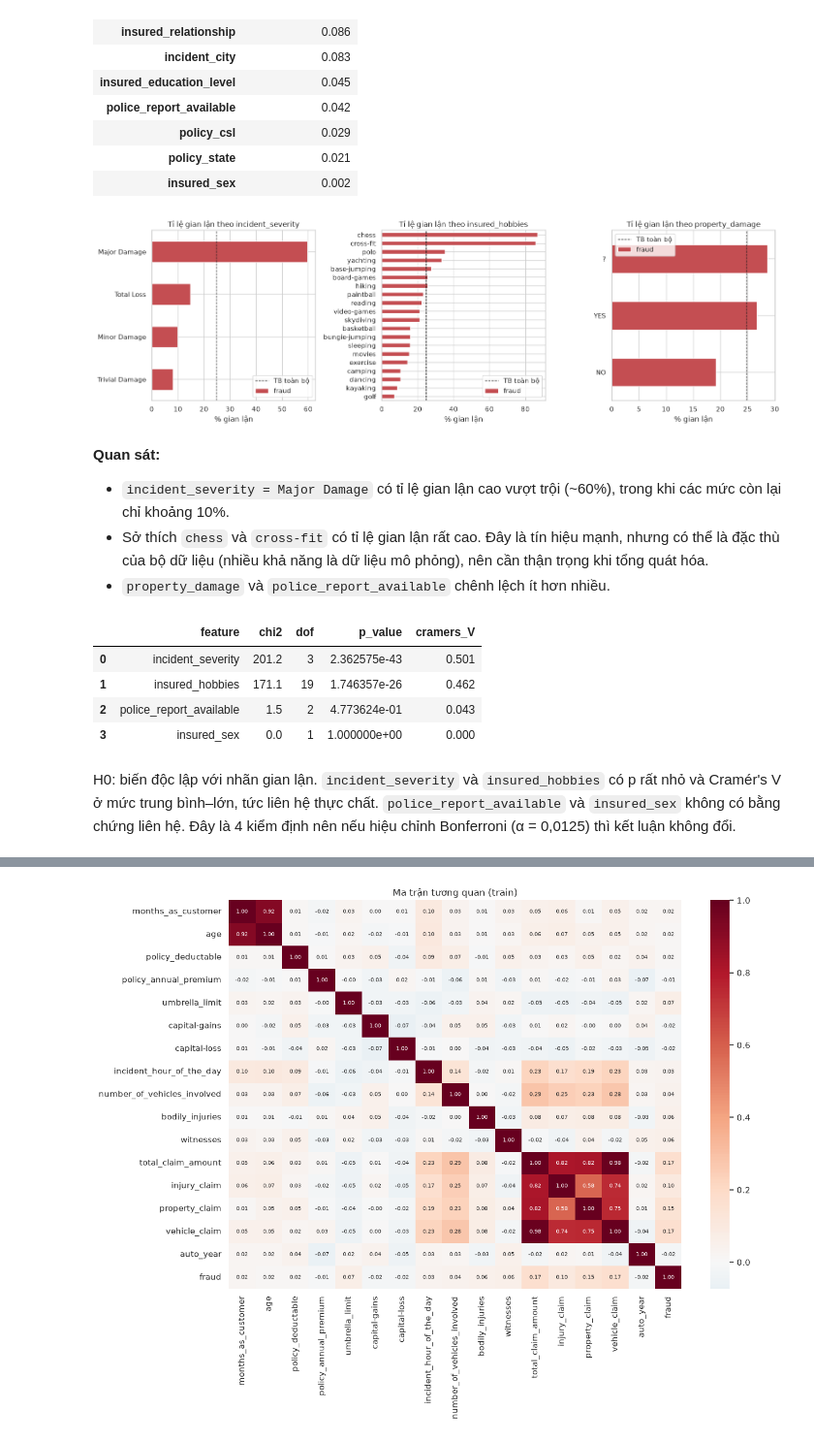
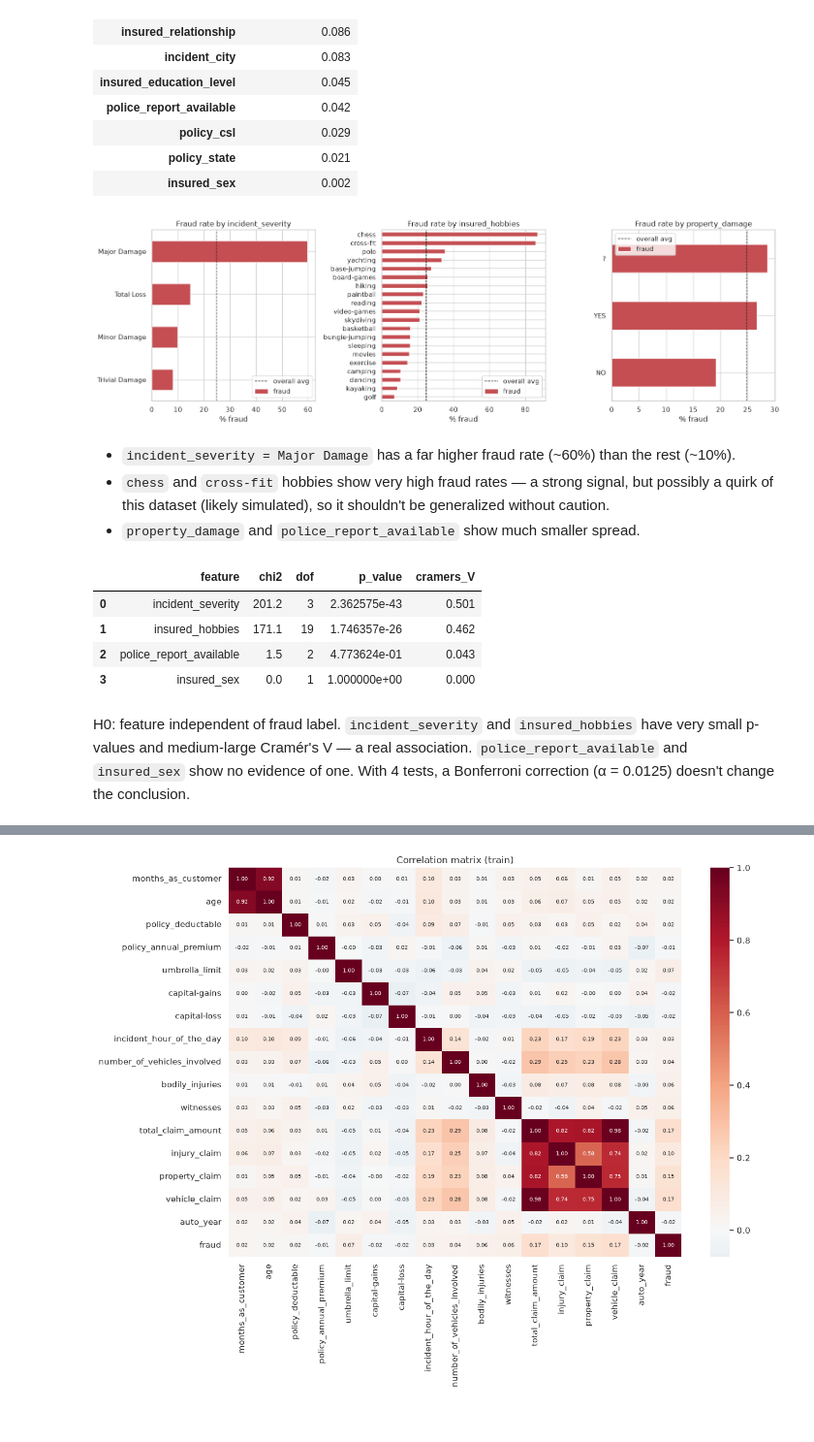
Before and after one commit to Eliza516/Insurance-Anti-Fraud-Detection, a Jupyter notebook: analysis/analysis.ipynb, the cells around one changed output, grey strips where cells are left out. Shown at 97% size. Cells and saved outputs as stored; diff of their text form; code cells hidden in the pictures.

```diff
--- a/analysis/analysis.ipynb
+++ b/analysis/analysis.ipynb
@@ -175,6 +174,6 @@ eda = X_train_raw.assign(fraud=y_train.values)
 # %%
 fig, ax = plt.subplots(figsize=(5, 3.5))
-eda['fraud'].map({0: 'Không gian lận', 1: 'Gian lận'}).value_counts().plot.bar(ax=ax, color=['#4C72B0', '#C44E52'])
-ax.set_title('Phân phối nhãn (train)'); ax.set_ylabel('Số hồ sơ'); ax.set_xlabel('')
+eda['fraud'].map({0: 'Not fraud', 1: 'Fraud'}).value_counts().plot.bar(ax=ax, color=['#4C72B0', '#C44E52'])
+ax.set_title('Label distribution (train)'); ax.set_ylabel('Claims'); ax.set_xlabel('')
 plt.xticks(rotation=0); plt.tight_layout(); plt.savefig('figures/01_target.png', dpi=120); plt.show()
 # %% [output]
@@ -212,16 +211,15 @@ spread.round(3).to_frame('fraud_rate_spread')
 # %%
 fig, axes = plt.subplots(1, 3, figsize=(16, 5))
 for ax, c in zip(axes, ['incident_severity', 'insured_hobbies', 'property_damage']):
     r = eda.groupby(c)['fraud'].mean().sort_values() * 100
     r.plot.barh(ax=ax, color='#C44E52')
-    ax.axvline(eda['fraud'].mean() * 100, ls='--', c='k', lw=1, label='TB toàn bộ')
-    ax.set_title(f'Tỉ lệ gian lận theo {c}'); ax.set_xlabel('% gian lận'); ax.set_ylabel(''); ax.legend()
+    ax.axvline(eda['fraud'].mean() * 100, ls='--', c='k', lw=1, label='overall avg')
+    ax.set_title(f'Fraud rate by {c}'); ax.set_xlabel('% fraud'); ax.set_ylabel(''); ax.legend()
 plt.tight_layout(); plt.savefig('figures/02_fraud_by_category.png', dpi=120); plt.show()
 # %% [output]
-[figure, old version]
+[figure, new version]
 # %% [markdown]
-**Quan sát:**
-- `incident_severity = Major Damage` có tỉ lệ gian lận cao vượt trội (~60%), trong khi các mức còn lại chỉ khoảng 10%.
-- Sở thích `chess` và `cross-fit` có tỉ lệ gian lận rất cao. Đây là tín hiệu mạnh, nhưng có thể là đặc thù của bộ dữ liệu (nhiều khả năng là dữ liệu mô phỏng), nên cần thận trọng khi tổng quát hóa.
-- `property_damage` và `police_report_available` chênh lệch ít hơn nhiều.
+- `incident_severity = Major Damage` has a far higher fraud rate (~60%) than the rest (~10%).
+- `chess` and `cross-fit` hobbies show very high fraud rates — a strong signal, but possibly a quirk of this dataset (likely simulated), so it shouldn't be generalized without caution.
+- `property_damage` and `police_report_available` show much smaller spread.
 # %%
@@ -240,7 +238,7 @@ pd.DataFrame(rows, columns=['feature', 'chi2', 'dof', 'p_value', 'cramers_V'])
 | 2 | police_report_available | 1.5 | 2 | 4.773624e-01 | 0.043 |
 | 3 | insured_sex | 0.0 | 1 | 1.000000e+00 | 0.000 |
 # %% [markdown]
-H0: biến độc lập với nhãn gian lận. `incident_severity` và `insured_hobbies` có p rất nhỏ và Cramér's V ở mức trung bình–lớn, tức liên hệ thực chất. `police_report_available` và `insured_sex` không có bằng chứng liên hệ. Đây là 4 kiểm định nên nếu hiệu chỉnh Bonferroni (α = 0,0125) thì kết luận không đổi.
+H0: feature independent of fraud label. `incident_severity` and `insured_hobbies` have very small p-values and medium-large Cramér's V — a real association. `police_report_available` and `insured_sex` show no evidence of one. With 4 tests, a Bonferroni correction (α = 0.0125) doesn't change the conclusion.
 # %%
 num_eda = ['total_claim_amount', 'vehicle_claim', 'property_claim', 'injury_claim',
            'months_as_customer', 'age', 'policy_annual_premium', 'umbrella_limit']
```
Also changed, not shown: parts of 60 cells of this notebook, 13 other files.
